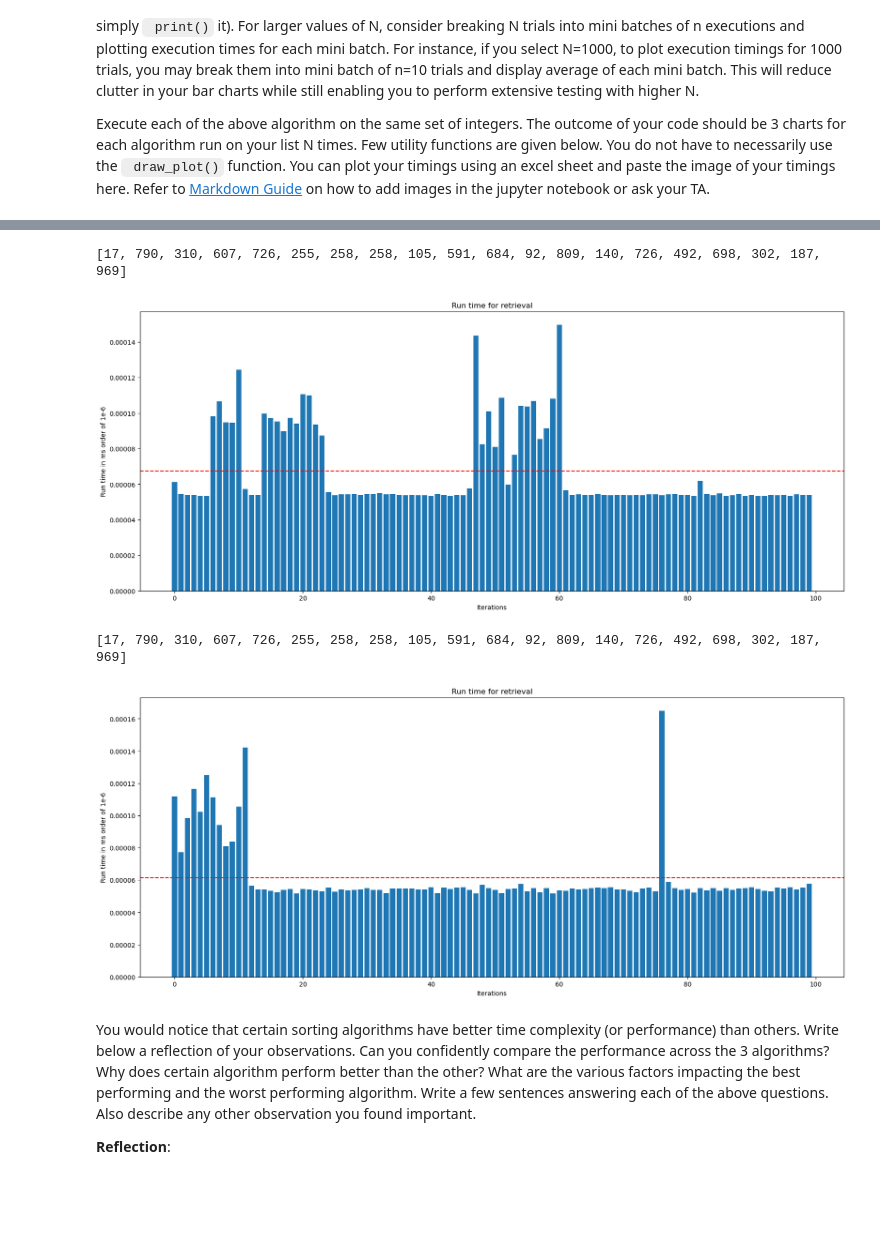
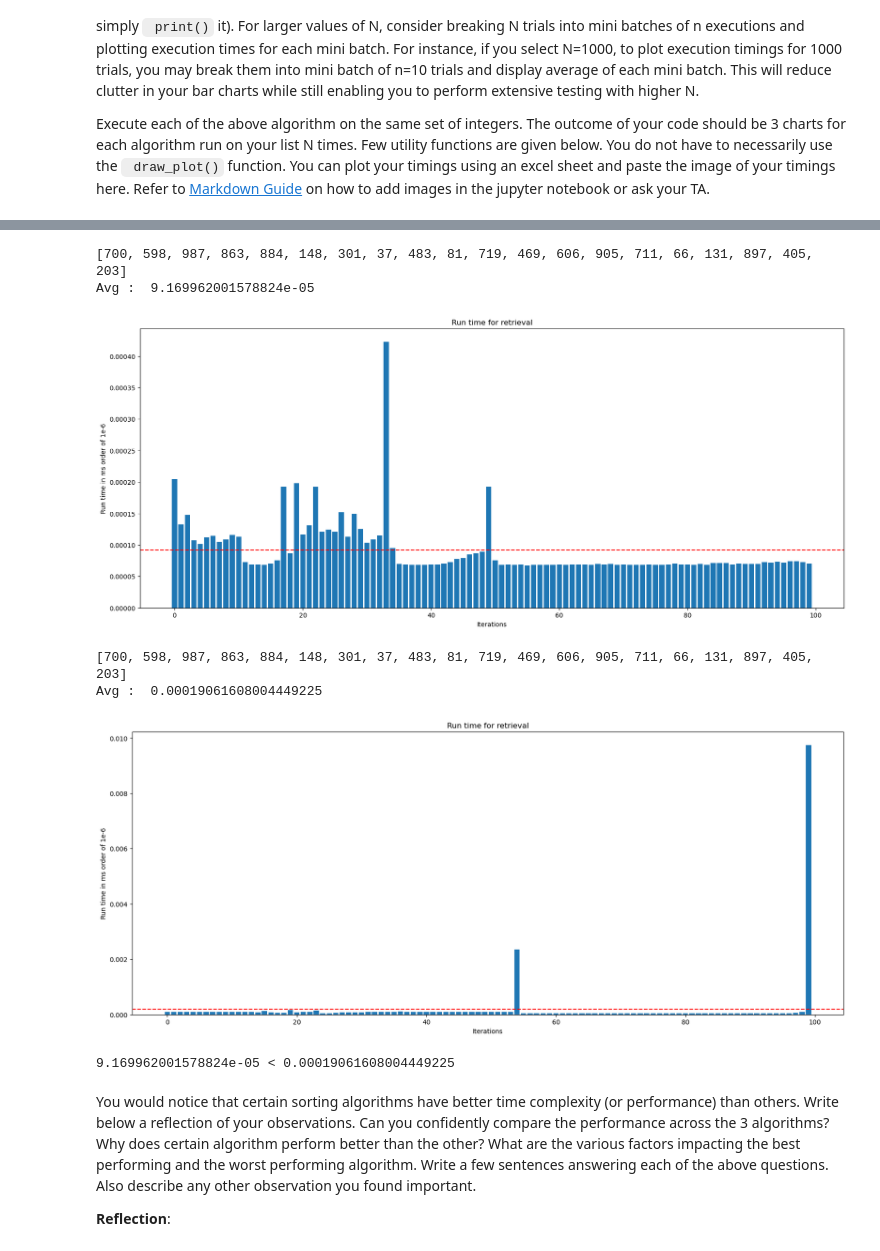
Before and after one commit to haaaarsh4/2XCE-Lab, a Jupyter notebook: Lab_II.ipynb, the cells around one changed output, grey strips where cells are left out. Cells and saved outputs as stored; diff of their text form; code cells hidden in the pictures; blank space fills up the shorter version.

```diff
--- a/Lab_II.ipynb
+++ b/Lab_II.ipynb
@@ -47,10 +41,11 @@ class InsertionSort:
 
        ### your implementation for insertion sort goes here
         self.sorted_items = self.items.copy()
+        n = len(self.sorted_items)
 
-        for index in range(1, len(self.sorted_items)):
+        for index in range(1, n):
             while index > 0 and self.sorted_items[index] < self.sorted_items[index-1]:
-                self.sorted_items[index],self.sorted_items[index-1]=self.sorted_items[index-1],self.sorted_items[index]
+                self.sorted_items[index],self.sorted_items[index-1] = self.sorted_items[index-1],self.sorted_items[index]
                 index -= 1
 
 
@@ -64,14 +56,17 @@ class SelectionSort:
     def __init__(self, items_to_sort):
         self.items = items_to_sort
         self.sorted_items=[]
-        self.list = self.items[:]
-        for i in range(len(self.list)):
+
+        ### your implementation for insertion sort goes here
+        self.sorted_items = self.items.copy()
+        n = len(self.sorted_items)
+
+        for i in range(n-1):
             smallest_index = i
-            for j in range(i+1, len(self.list)):
-                if self.items[j] < self.list[smallest_index]:
+            for j in range(i+1, n):
+                if self.sorted_items[j] < self.sorted_items[smallest_index]:
                     smallest_index = j
-            self.list[i], self.list[smallest_index] = self.list[smallest_index], self.list[i]
-        self.sorted_items = self.list
+            self.sorted_items[i], self.sorted_items[smallest_index] = self.sorted_items[smallest_index], self.sorted_items[i]
 
     def get_sorted(self,):
         return self.sorted_items
@@ -111,6 +116,7 @@ for _ in range(runs):
     found = BubbleSort(my_list)
     stop = timeit.default_timer()
     run_times.append(stop-start)
-
+avg1 = sum(run_times)/len(run_times)
+print("Avg : ", avg1)
 draw_plot(run_times)
 # %% [output]
@@ -125,25 +132,35 @@ for _ in range(runs):
     found = InsertionSort(my_list)
     stop=timeit.default_timer()
     run_times.append(stop-start)
-#print(my_list)
+avg2 = sum(run_times)/len(run_times)
+print("Avg : ", avg2)
+
 draw_plot(run_times)
 # %% [output]
-[17, 790, 310, 607, 726, 255, 258, 258, 105, 591, 684, 92, 809, 140, 726, 492, 698, 302, 187, 969]
+[700, 598, 987, 863, 884, 148, 301, 37, 483, 81, 719, 469, 606, 905, 711, 66, 131, 897, 405, 203]
+Avg :  9.169962001578824e-05
-[figure, old version]
+[figure, new version]
 # %%
 ### Selection sort experiment code goes here
 run_times = []
 print(my_list)
 for _ in range(runs):
     start= timeit.default_timer()
     found = SelectionSort(my_list)
     stop=timeit.default_timer()
     run_times.append(stop-start)
-#print(my_list)
+avg3 = sum(run_times)/len(run_times)
+print("Avg : ", avg3)
 draw_plot(run_times)
+
+#comparison
+avg = [avg1, avg2, avg3]
+print(min(avg), "<", max(avg))
 # %% [output]
-[17, 790, 310, 607, 726, 255, 258, 258, 105, 591, 684, 92, 809, 140, 726, 492, 698, 302, 187, 969]
+[700, 598, 987, 863, 884, 148, 301, 37, 483, 81, 719, 469, 606, 905, 711, 66, 131, 897, 405, 203]
+Avg :  0.00019061608004449225
-[figure, old version]
+[figure, new version]
+9.169962001578824e-05 < 0.00019061608004449225
 # %% [markdown]
 You would notice that certain sorting algorithms have better time complexity (or performance) than others. Write below a reflection of your observations. Can you confidently compare the performance across the 3 algorithms? Why does certain algorithm perform better than the other? What are the various factors impacting the best performing and the worst performing algorithm. Write a few sentences answering each of the above questions. Also describe any other observation you found important.
 
```
Also changed, not shown: parts of 10 cells of this notebook.
